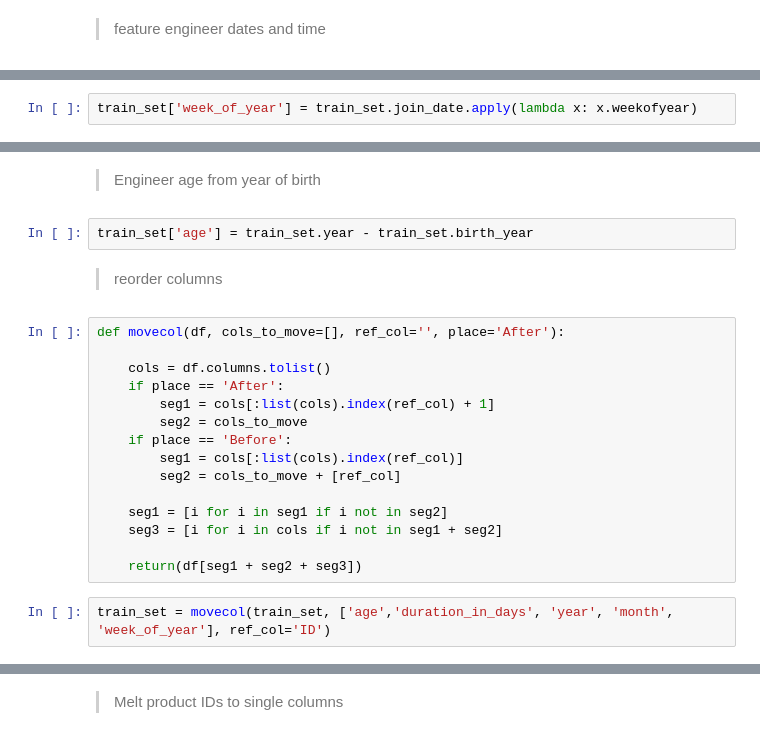
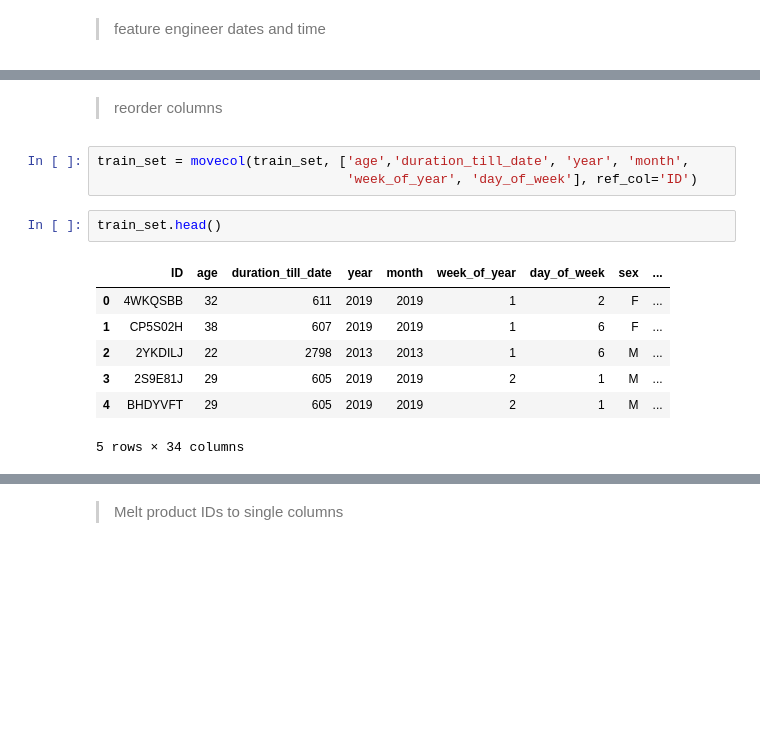
Before and after one commit to Patrick5455/Zimnat-Insurance-Challenge, a Jupyter notebook: modelling/modelling_notebook.ipynb, the cells around one changed output, grey strips where cells are left out. Drawn from its saved outputs; the diff is of its cells as text; blank space fills up the shorter version.

Commit message:
feature engineering

```diff
--- a/modelling/modelling_notebook.ipynb
+++ b/modelling/modelling_notebook.ipynb
@@ -275,2 +293,0 @@ dtype('int64')
-# %%
-train_set['week_of_year'] = train_set.join_date.apply(lambda x: x.weekofyear)
@@ -321,26 +314,18 @@ train_set
-# %% [markdown]
-> Engineer age from year of birth
-# %%
-train_set['age'] = train_set.year - train_set.birth_year
 # %% [markdown]
 > reorder columns
-# %%
-def movecol(df, cols_to_move=[], ref_col='', place='After'):
-
-    cols = df.columns.tolist()
-    if place == 'After':
-        seg1 = cols[:list(cols).index(ref_col) + 1]
-        seg2 = cols_to_move
-    if place == 'Before':
-        seg1 = cols[:list(cols).index(ref_col)]
-        seg2 = cols_to_move + [ref_col]
-
-    seg1 = [i for i in seg1 if i not in seg2]
-    seg3 = [i for i in cols if i not in seg1 + seg2]
-
-    return(df[seg1 + seg2 + seg3])
 # %%
-train_set = movecol(train_set, ['age','duration_in_days', 'year', 'month', 'week_of_year'], ref_col='ID')
+train_set = movecol(train_set, ['age','duration_till_date', 'year', 'month',
+                                'week_of_year', 'day_of_week'], ref_col='ID')
+# %%
+train_set.head()
+# %% [output]
+|  | ID | age | duration_till_date | year | month | week_of_year | day_of_week | sex | ... |
+| 0 | 4WKQSBB | 32 | 611 | 2019 | 2019 | 1 | 2 | F | ... |
+| 1 | CP5S02H | 38 | 607 | 2019 | 2019 | 1 | 6 | F | ... |
+| 2 | 2YKDILJ | 22 | 2798 | 2013 | 2013 | 1 | 6 | M | ... |
+| 3 | 2S9E81J | 29 | 605 | 2019 | 2019 | 2 | 1 | M | ... |
+| 4 | BHDYVFT | 29 | 605 | 2019 | 2019 | 2 | 1 | M | ... |
+5 rows × 34 columns
 # %%
 train_set.columns
 # %% [output]
```
Also changed, not shown: parts of 52 cells of this notebook.
